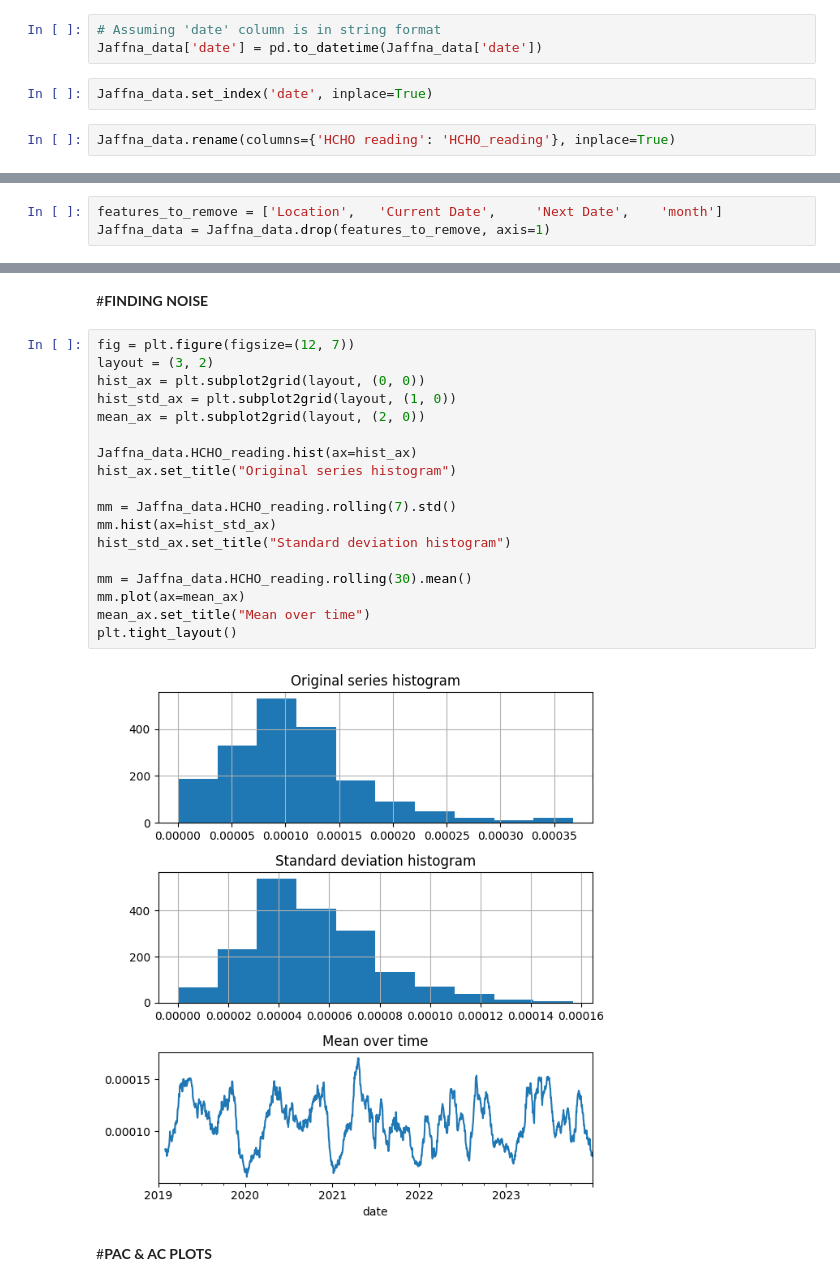
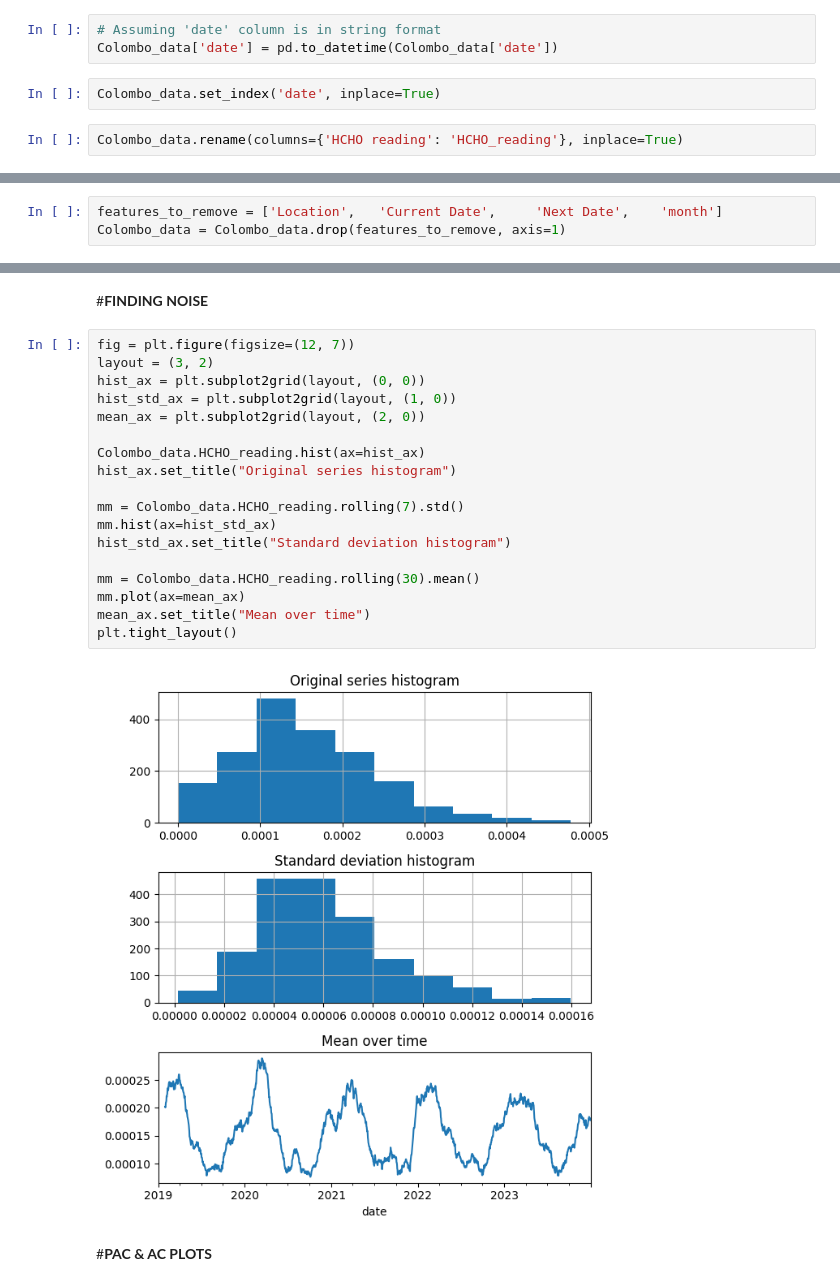
Before and after one commit to RanxduG/Sri-Lanka-Formaldehyde-Level-Analysis, a Jupyter notebook: Colombo_HCHO_Time_Series_Analysis.ipynb, the cells around one changed output, grey strips where cells are left out. Saved outputs shown, nothing was run; the diff lists cells and outputs as text.

```diff
--- a/Colombo_HCHO_Time_Series_Analysis.ipynb
+++ b/Colombo_HCHO_Time_Series_Analysis.ipynb
@@ -18,11 +18,11 @@ Jaffna_data = pd.read_csv('/content/drive/My Drive/Colab Notebooks/Data Engineer
 #**PREPARING DATASET FOR ANAYSIS**
 # %%
 # Assuming 'date' column is in string format
-Jaffna_data['date'] = pd.to_datetime(Jaffna_data['date'])
+Colombo_data['date'] = pd.to_datetime(Colombo_data['date'])
 # %%
-Jaffna_data.set_index('date', inplace=True)
+Colombo_data.set_index('date', inplace=True)
 # %%
-Jaffna_data.rename(columns={'HCHO reading': 'HCHO_reading'}, inplace=True)
+Colombo_data.rename(columns={'HCHO reading': 'HCHO_reading'}, inplace=True)
 # %% [markdown]
 #**DESCRIBING DATA**
 # %%
@@ -50,6 +50,6 @@ Jaffna_data.describe()
 # %%
 features_to_remove = ['Location',	'Current Date', 	'Next Date', 	'month']
-Jaffna_data = Jaffna_data.drop(features_to_remove, axis=1)
+Colombo_data = Colombo_data.drop(features_to_remove, axis=1)
 # %% [markdown]
 #**CHECKING EACH COLUMN OF DATA**
 # %%
@@ -153,23 +153,23 @@ plt.show()
 # %%
 fig = plt.figure(figsize=(12, 7))
 layout = (3, 2)
 hist_ax = plt.subplot2grid(layout, (0, 0))
 hist_std_ax = plt.subplot2grid(layout, (1, 0))
 mean_ax = plt.subplot2grid(layout, (2, 0))
 
-Jaffna_data.HCHO_reading.hist(ax=hist_ax)
+Colombo_data.HCHO_reading.hist(ax=hist_ax)
 hist_ax.set_title("Original series histogram")
 
-mm = Jaffna_data.HCHO_reading.rolling(7).std()
+mm = Colombo_data.HCHO_reading.rolling(7).std()
 mm.hist(ax=hist_std_ax)
 hist_std_ax.set_title("Standard deviation histogram")
 
-mm = Jaffna_data.HCHO_reading.rolling(30).mean()
+mm = Colombo_data.HCHO_reading.rolling(30).mean()
 mm.plot(ax=mean_ax)
 mean_ax.set_title("Mean over time")
 plt.tight_layout()
 # %% [output]
-[figure, old version]
+[figure, new version]
 # %% [markdown]
 #**PAC & AC PLOTS**
 # %%
```
Also changed, not shown: parts of 12 cells of this notebook.
